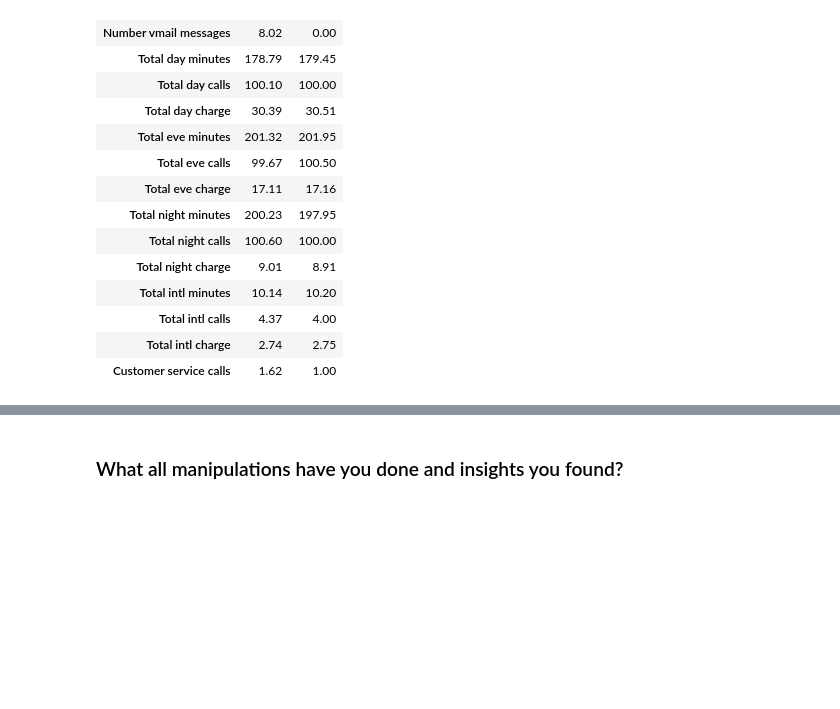
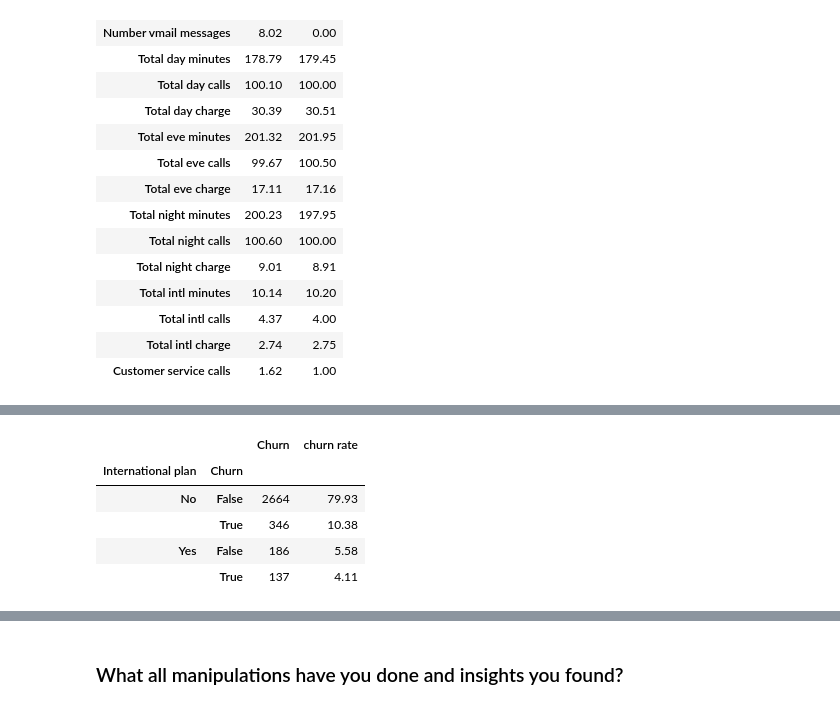
Before and after one commit to yahya-ansariii/TelecomChurnEDA, a Jupyter notebook: TelecomChurnEDA.ipynb, the cells around one changed output, grey strips where cells are left out. Saved outputs shown, nothing was run; the diff lists cells and outputs as text; code cells hidden in the pictures; blank space fills up the shorter version.

```diff
--- a/TelecomChurnEDA.ipynb
+++ b/TelecomChurnEDA.ipynb
@@ -390,0 +414,12 @@ get_mean_median(data_2,510)
+# %%
+# Lets check churn on the basis of International plan
+churn_int = pd.DataFrame(data_2.groupby('International plan')['Churn'].value_counts())
+churn_int['churn rate'] = round(churn_int*100/len(data_2),2)
+churn_int
+# %% [output]
+|  |  | Churn | churn rate |
+| International plan | Churn |  |  |
+| No | False | 2664 | 79.93 |
+|  | True | 346 | 10.38 |
+| Yes | False | 186 | 5.58 |
+|  | True | 137 | 4.11 |
```
Also changed, not shown: parts of 19 cells of this notebook.
